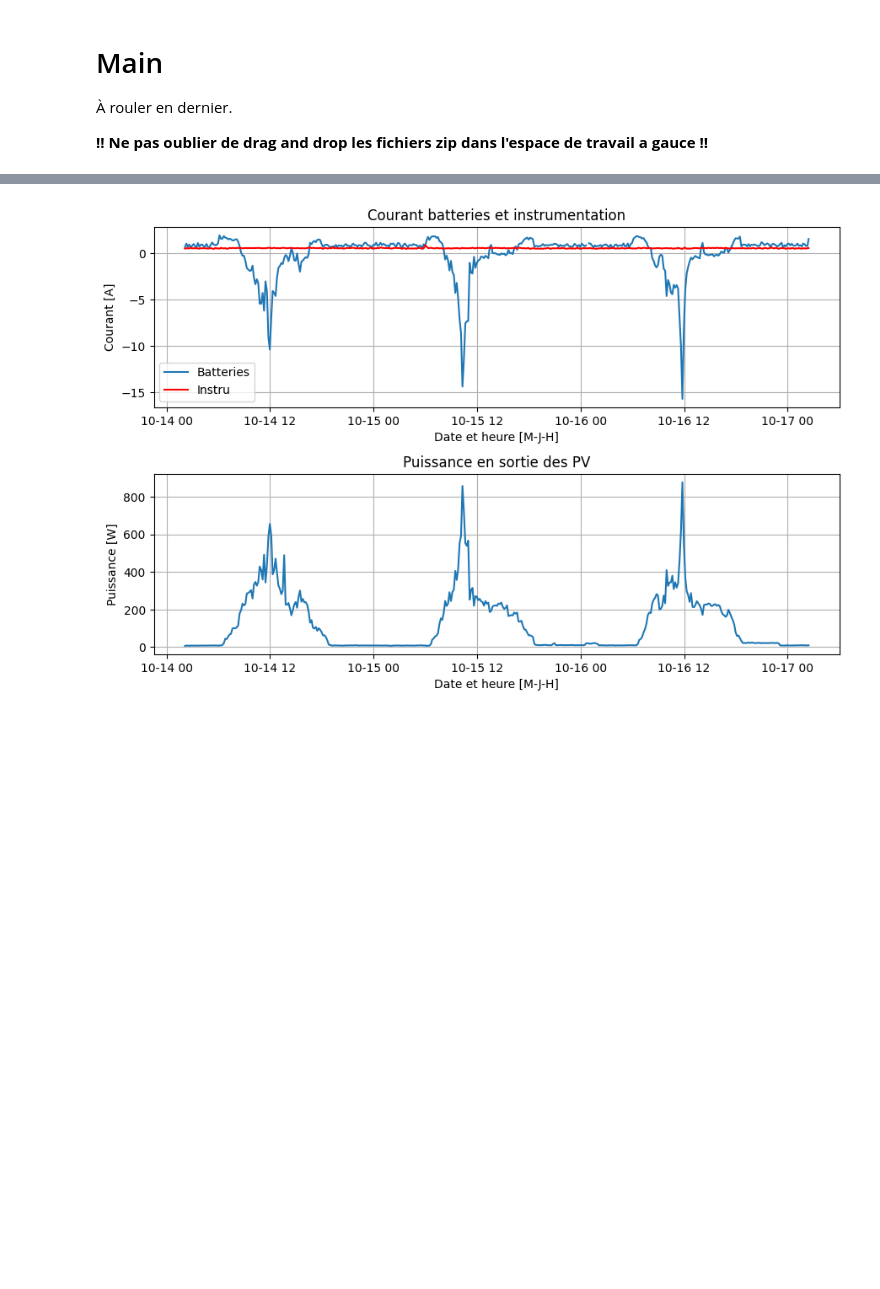
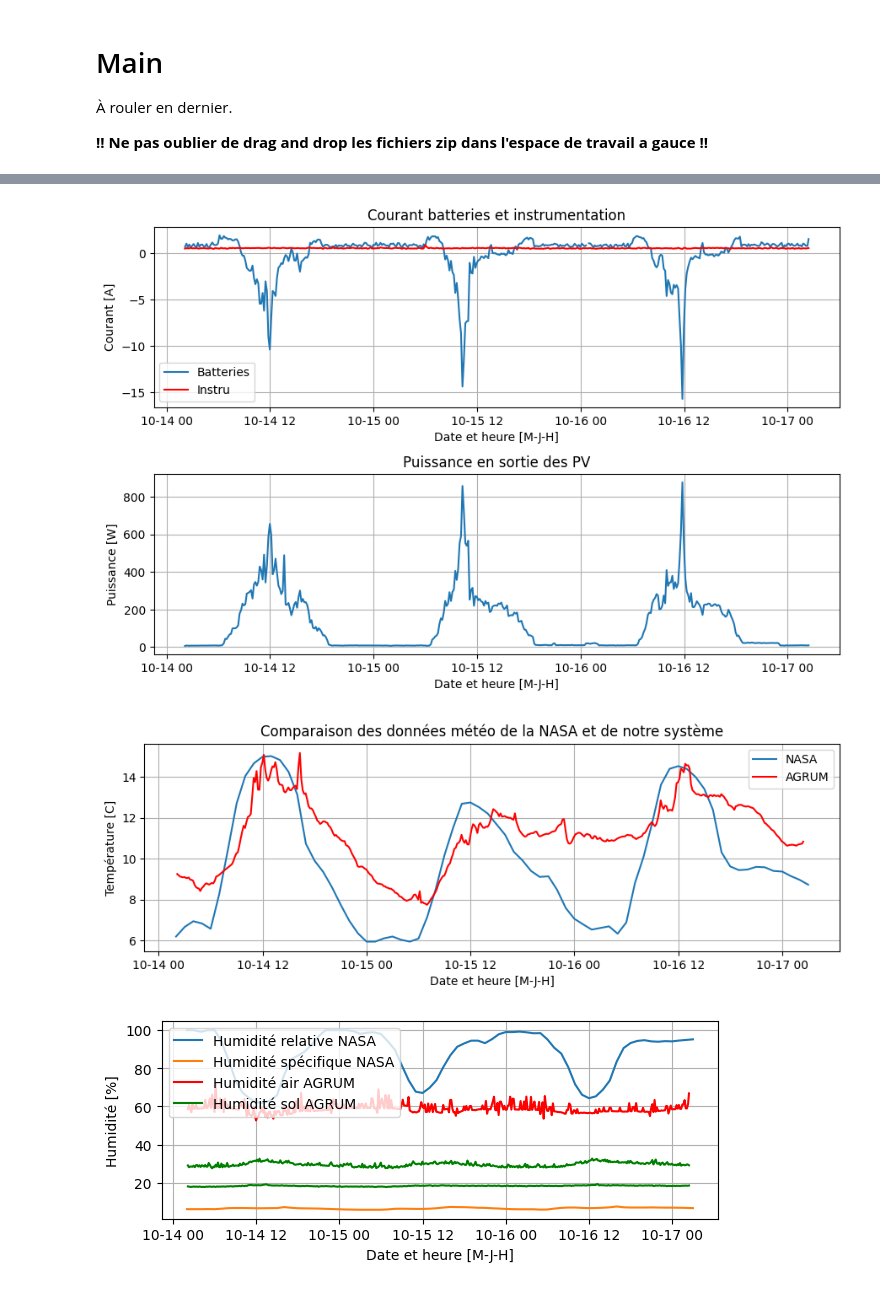
Before and after one commit to EloB-A/analyse, a Jupyter notebook: AGRUM.ipynb, the cells around one changed output, grey strips where cells are left out. Saved outputs shown, nothing was run; the diff lists cells and outputs as text; code cells hidden in the pictures; blank space fills up the shorter version.

Commit message:
Update AGRUM.ipynb
Changement des types de données pour les données météo de la NASA et traçage de graphique comparatif pour température et humidité.

```diff
--- a/AGRUM.ipynb
+++ b/AGRUM.ipynb
@@ -208,7 +207,13 @@ withLoad = 'Matin_20_oct-Avec_lampe_chauffante.zip'
 meteo_NASA = 'Donnees_meteo_NASA.zip'
 noLoad_data = extract_thingsboard_data(noLoad)
 withLoad_data = extract_thingsboard_data(withLoad)
-meteo_data = extract_NASA_data(meteo_NASA)    # faire différemment pour extract tous les fichiers avec seulement cette fonction?
+
+fileList = extract_txtFolders(meteo_NASA)
+meteo_data_0 = extract_NASA_data(meteo_NASA, fileList[0])
+meteo_data_1 = extract_NASA_data(meteo_NASA, fileList[1])
+meteo_data_2 = extract_NASA_data(meteo_NASA, fileList[2])
+meteo_data_3 = extract_NASA_data(meteo_NASA, fileList[3])
+meteo_data_4 = extract_NASA_data(meteo_NASA, fileList[4])
 print()
 
 # Affichage des nom des headers
@@ -242,22 +246,54 @@ ValueError: ignored
 # %%
 # Exemple de plot
 plt.figure(figsize=(9,6))
 plt.subplot(2, 1, 1)
 plt.plot(noLoad_data[0]["Timestamp"], noLoad_data[0]["Sortie Batteries"], label="Batteries")
 plt.plot(noLoad_data[0]["Timestamp"], noLoad_data[0]["Entree Instrumentation"], label="Instru", color='red')
 plt.title('Courant batteries et instrumentation')
 plt.grid(True)
 plt.legend()
 plt.ylabel("Courant [A]")
 plt.xlabel("Date et heure [M-J-H]")
 
 plt.subplot(2, 1, 2)
 plt.plot(noLoad_data[4]["Timestamp"], noLoad_data[4]["Puissance PV"])
 plt.title('Puissance en sortie des PV')
 plt.grid(True)
 plt.ylabel("Puissance [W]")
 plt.xlabel("Date et heure [M-J-H]")
 plt.tight_layout(pad=1.0)
 plt.show()
+
+# Filter the DataFrame based on the time range
+start_time = '2023-10-14 02:00:00'
+end_time = '2023-10-17 03:00:00'
+filtered_meteo_data_2 = meteo_data_2[(meteo_data_2['Timestamp'] >= start_time) & (meteo_data_2['Timestamp'] <= end_time)]
+
+plt.figure(figsize=(9,6))
+plt.subplot(2, 1, 1)
+plt.plot(filtered_meteo_data_2["Timestamp"], filtered_meteo_data_2["T2M"], label="NASA")
+plt.plot(noLoad_data[5]["Timestamp"], noLoad_data[5]["Temperature avec PV"], label="AGRUM", color='red')
+plt.title('Comparaison des données météo de la NASA et de notre système')
+plt.grid(True)
+plt.ylabel("Température [C]")
+plt.xlabel("Date et heure [M-J-H]")
+plt.tight_layout(pad=1.0)
+plt.legend()
+plt.show()
+
+plt.subplot(2, 1, 2)
+plt.plot(filtered_meteo_data_2["Timestamp"], filtered_meteo_data_2["RH2M"], label="Humidité relative NASA")
+plt.plot(filtered_meteo_data_2["Timestamp"], filtered_meteo_data_2["QV2M"], label="Humidité spécifique NASA")
+plt.plot(noLoad_data[3]["Timestamp"], noLoad_data[3]["Humidite avec PV"], label="Humidité air AGRUM", color='red')
+plt.plot(noLoad_data[2]["Timestamp"], noLoad_data[2]["Humidite sol 2"], label="Humidité sol AGRUM", color='green')
+plt.plot(noLoad_data[2]["Timestamp"], noLoad_data[2]["Humidite sol 3"], color='green')
+plt.grid(True)
+plt.ylabel("Humidité [%]")
+plt.xlabel("Date et heure [M-J-H]")
+plt.tight_layout(pad=1.0)
+plt.legend()
+plt.show()
 # %% [output]
 [figure]
+[figure, added]
+[figure, added]
```
Also changed, not shown: parts of 3 cells of this notebook.
